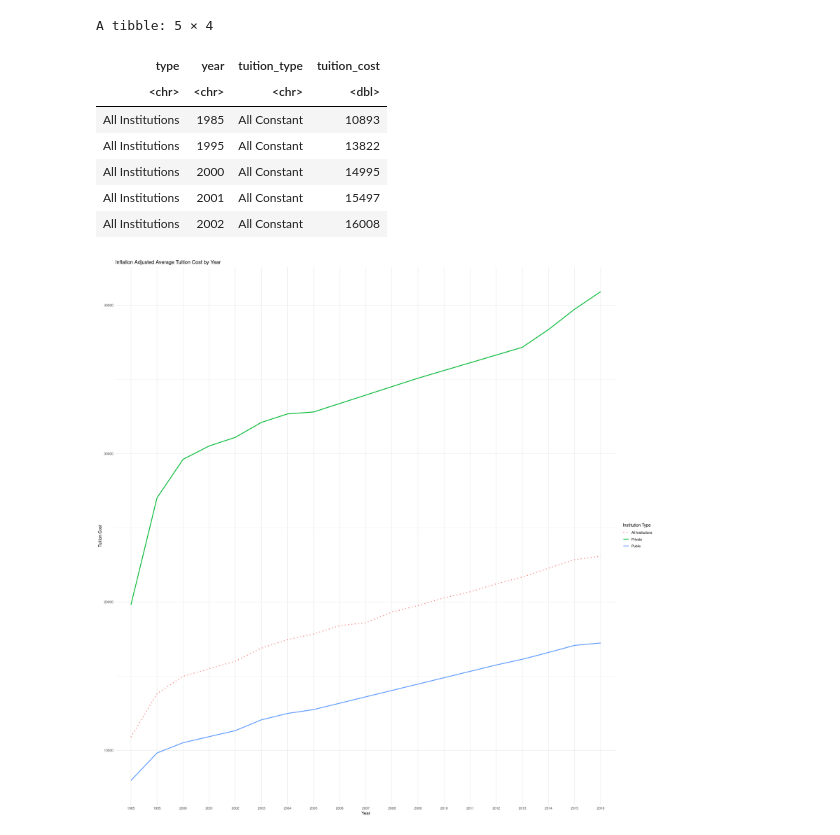
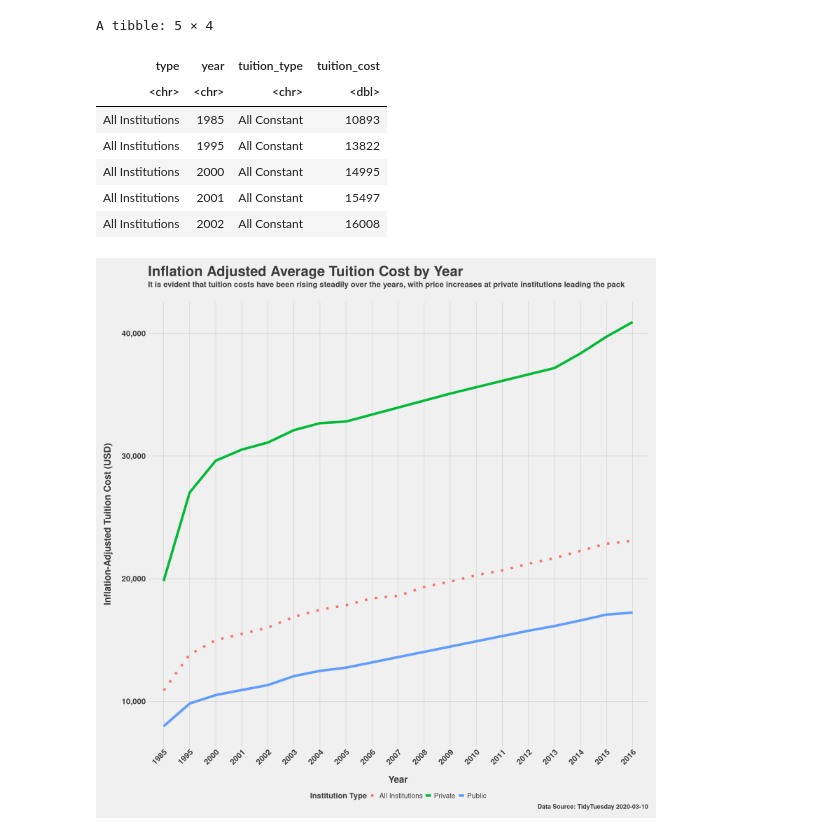
Before and after one commit to meucciilunga/biostat777-intro-meucci-ilunga, a Jupyter notebook: example_analysis.ipynb, the cells around one changed output. Saved outputs shown, nothing was run; the diff lists cells and outputs as text; code cells hidden in the pictures.

```diff
--- a/example_analysis.ipynb
+++ b/example_analysis.ipynb
@@ -175,33 +280,57 @@ A tibble: 5 × 8
 # %%
 # PLOT 3
-
 inflation_adjusted_avg_cost_by_year <- historical_tuition %>%
-  mutate(year = sub("-.*", "", year)) %>%
+  dplyr::mutate(year = sub("-.*", "", year)) %>%
   dplyr::filter(tuition_type == "All Constant")
 
 head(inflation_adjusted_avg_cost_by_year, n = 5)
 
 # Assuming inflation_adjusted_avg_cost_by_year is your data frame
 ggplot(inflation_adjusted_avg_cost_by_year, aes(x = year, y = tuition_cost, color = type, group = type)) +
   geom_line(aes(linetype = type, size = type)) +
+
   scale_linetype_manual(values = c("All Institutions" = "dotted", "Public" = "solid", "Private" = "solid")) +
-  scale_size_manual(values = c("All Institutions" = 1, "Public" = 1, "Private" = 1)) +
+
+  scale_size_manual(values = c("All Institutions" = 3, "Public" = 3, "Private" = 3)) +
+
   labs(
     title = "Inflation Adjusted Average Tuition Cost by Year",
+    subtitle = "It is evident that tuition costs have been rising steadily over the years, with price increases at private institutions leading the pack",
+    caption = "Data Source: TidyTuesday 2020-03-10",
     x = "Year",
-    y = "Tuition Cost",
+    y = "Inflation-Adjusted Tuition Cost (USD)",
     color = "Institution Type",
     linetype = "Institution Type",
     size = "Institution Type"
   ) +
-  theme_minimal()
+
+  scale_y_continuous(labels = comma)  + # Add commas to y-axis
+
+  # Use basic theme
+  theme_fivethirtyeight() +
+
+  # Stylize plot titles
+  theme(
+      axis.title.x = element_text(margin = margin(t = 25), size = 24, face = "bold"),
+      axis.title.y = element_text(margin = margin(r = 25), size = 24, face = "bold"),
+      plot.subtitle = element_text(size = 20, margin=margin(b=33), face = "bold"),
+      plot.title = element_text(size = 36, face = "bold"),
+      plot.caption = element_text(size = 16, face = "bold"),
+      axis.text.x = element_text(face = "bold", size = 20, angle = 45, hjust = 1),
+      axis.text.y = element_text(face = "bold", size = 20),
+      strip.text = element_text(face = "bold", size = 20),    # Bold city names in facets
+      legend.title = element_text(size = 20, face = "bold"),  # Change legend title size and style
+      legend.text = element_text(size = 18),                  # Change legend text size
+      plot.margin = margin(t = 20, r = 20, b = 20, l = 20),   # Add margin around the plot
+      panel.spacing = unit(2, "lines")                        # Add vertical spacing between facets
+  )
 # %% [output]
 A tibble: 5 × 4
 | type | year | tuition_type | tuition_cost |
 | <chr> | <chr> | <chr> | <dbl> |
 | All Institutions | 1985 | All Constant | 10893 |
 | All Institutions | 1995 | All Constant | 13822 |
 | All Institutions | 2000 | All Constant | 14995 |
 | All Institutions | 2001 | All Constant | 15497 |
 | All Institutions | 2002 | All Constant | 16008 |
-[figure, old version]
+[figure, new version]
```
Also changed, not shown: parts of 11 cells of this notebook, 30 other files.
